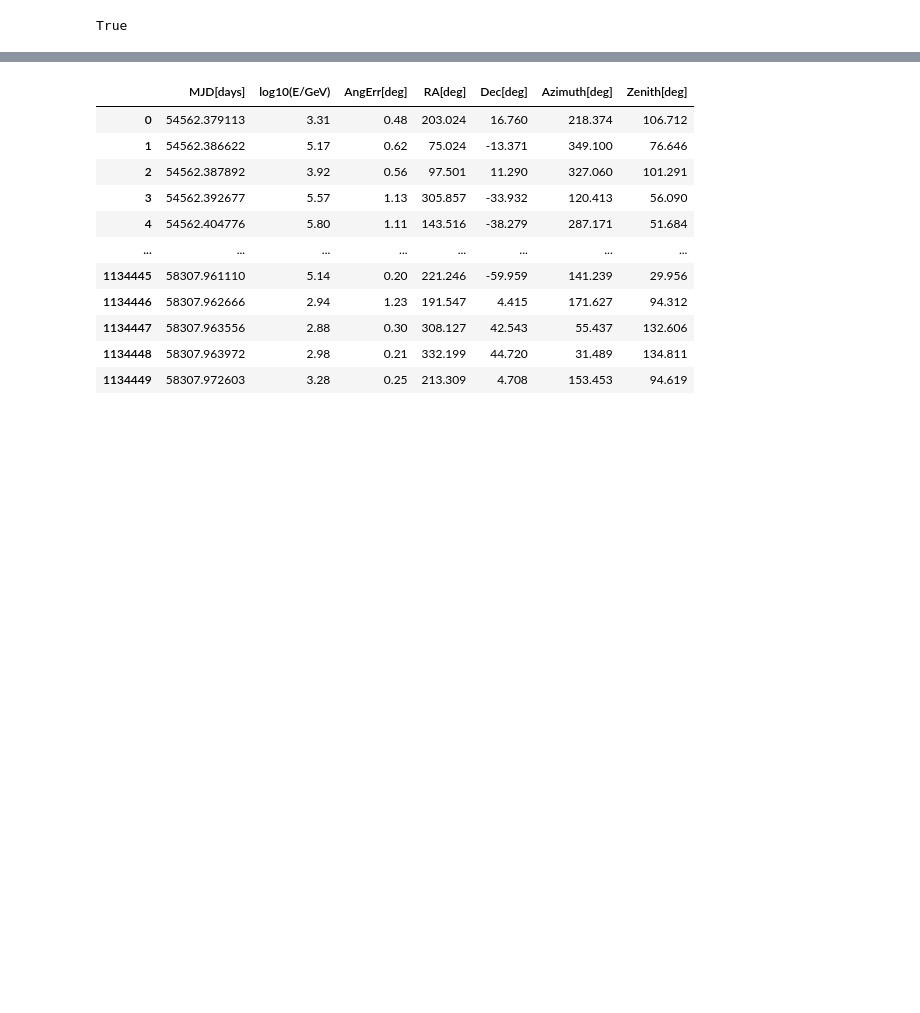
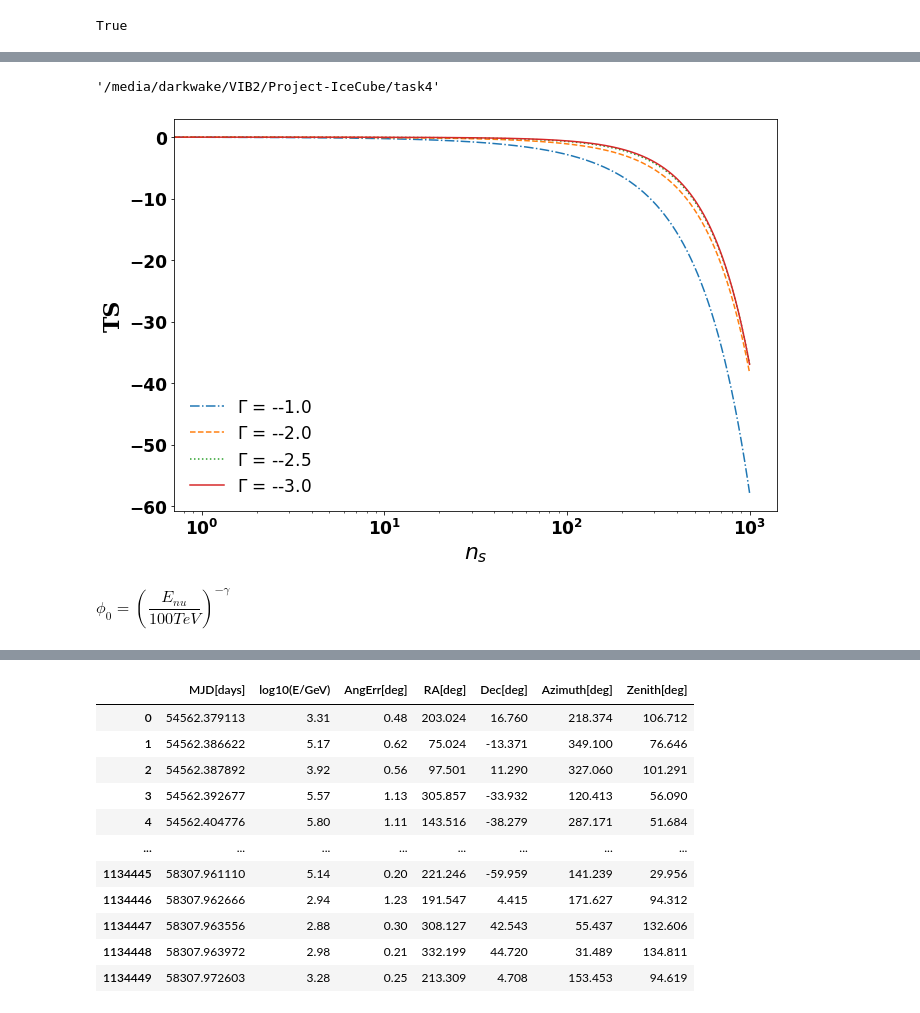
Before and after one commit to DarkWake9/Project-IceCube-Legacy, a Jupyter notebook: task4/task4h.ipynb, the cells around one changed output, grey strips where cells are left out. Cells and saved outputs as stored; diff of their text form; code cells hidden in the pictures; blank space fills up the shorter version.

```diff
--- a/task4/task4h.ipynb
+++ b/task4/task4h.ipynb
@@ -311,5 +267,6 @@ array([1.32872417e+52, 1.57592493e+50, 1.59530636e+50, 2.07699567e+50,
 # %%
-@jit(nopython=True)
+deg2rad_var = np.pi/180
+@jit(nopython=True, fastmath=True)
 def hvovec(lon1=0.0, lat1=0.0, lon2=0.0, lat2=0.0, rad=False):
 
     '''
@@ -348,9 +305,14 @@ def hvovec(lon1=0.0, lat1=0.0, lon2=0.0, lat2=0.0, rad=False):
     lat1 = np.deg2rad(lat1)
     lon2 = np.deg2rad(lon2)
     lat2 = np.deg2rad(lat2)
+    # lon1 *= deg2rad_var
+    # lat1 *= deg2rad_var
+    # lon2 *= deg2rad_var
+    # lat2 *= deg2rad_var
 
     #Implementing Haversine Formula:
     dlon = np.subtract(lon2, lon1)
+    #dlon = lon2 - lon1
     #dlat = np.subtract(lat2, lat1)
 
     a = np.add(np.multiply(np.sin(lat1), np.sin(lat2)), np.multiply(np.multiply(np.cos(lat1), np.cos(lat2)), np.cos(dlon)))
@@ -358,7 +320,7 @@ def hvovec(lon1=0.0, lat1=0.0, lon2=0.0, lat2=0.0, rad=False):
     if rad == True:
         return np.arccos(a)
     else:
-        return np.abs(np.rad2deg(np.arccos(a)))
+        return np.abs(np.arccos(a)/deg2rad_var)
 # %% [markdown]
 #### $S_{ij} = \dfrac{e^{\frac{ |x_{nu} - x_{psr} | ^ 2}{2 \sigma^2} } }{2\pi\sigma^2}$
 
@@ -409,8 +371,8 @@ def S_i(nu, all_weights, sum_weights, wall):
     return np.sum(np.multiply(sij, all_weights[wall] / sum_weights[wall]))
     #return np.dot(sij, all_weights[wall] ) / sum_weights[wall]
 # %%
-@jit(nopython=True)
-def Bi_stacked(nu, cone):
+@jit(nopython=True, fastmath=True)
+def Bi_stacked(nu, cone=5):
 
     '''
     Parameters
@@ -440,7 +402,7 @@ def Bi_stacked(nu, cone):
     return count/(binwidth * lnu)
 
 
-@jit(nopython=True)
+@jit(nopython=True, fastmath=True)
 def Pr(x, Ns, S, B):
 
     '''
@@ -468,7 +430,7 @@ def Pr(x, Ns, S, B):
     return np.add(np.multiply(nsN , S), np.multiply(np.subtract(1, nsN), B))
 
 
-@jit(nopython=True)
+@jit(nopython=True, fastmath=True)
 def wall_nu(nu):
 
         '''
@@ -858,0 +849,29 @@ True
+# %%
+pwd
+# %% [output]
+'/media/darkwake/VIB2/Project-IceCube/task4'
+# %%
+font = {'family': 'serif',
+        'color':  'black',
+        'weight': 'bold',
+        'size': 22,
+        }
+plt.figure(figsize=(10.8,7.2))
+#plt.xticks([0, 1, 2, 3, 4, 5, 6, 7, 8, 9], [0, 1, 2, 3, 4, 5, 6, 7, 8, 9], fontsize=17, fontweight='bold')
+plt.xscale('log')
+#plt.yscale('log')
+plt.xticks(fontsize=17, fontweight='bold')
+plt.yticks(fontsize=17, fontweight='bold')
+lst = ['-.', '--', ':', '-']
+for i in range(4):
+    plt.plot(range(1000), all_tns_gamma[i],label=r'$\Gamma$ = -'+str(gamma_list[i]), ls=lst[i])
+legend =plt.legend(prop={'size':17}, framealpha=0)
+legend.get_frame().set_facecolor('b')
+plt.xlabel('$n_s$', fontdict=font)
+plt.ylabel('TS', fontdict=font)
+plt.savefig('outputs/stacking analysis/TSvsx_Stacked.jpg')
+plt.show()
+# %% [output]
+[figure, added]
+# %% [markdown]
+$\phi_0 = \left( \dfrac{E_{nu}}{100 TeV} \right) ^ {-\gamma}$
```
Also changed, not shown: parts of 53 cells of this notebook, 19 other files.
